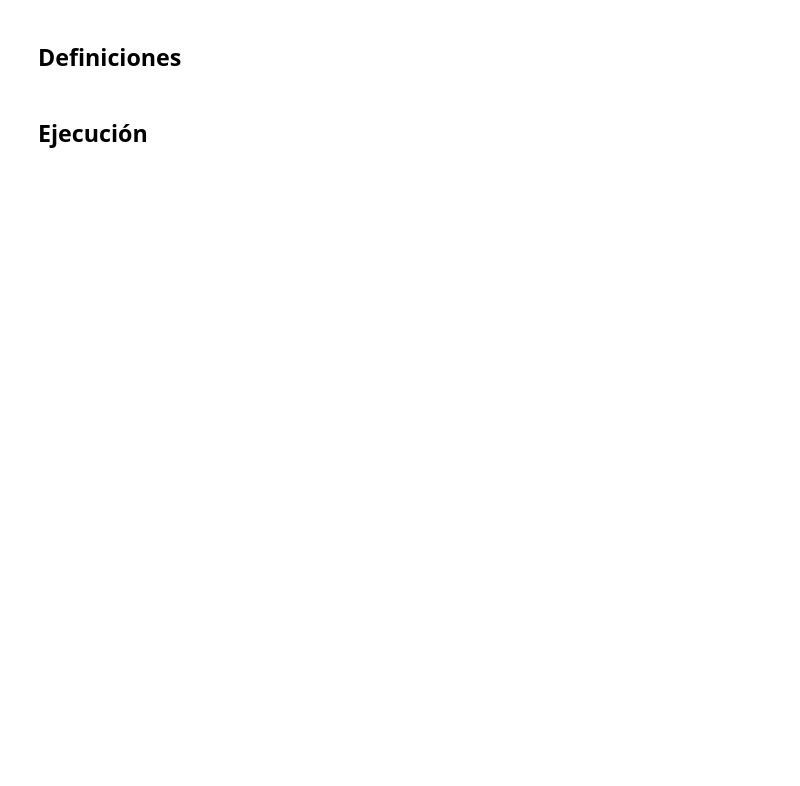
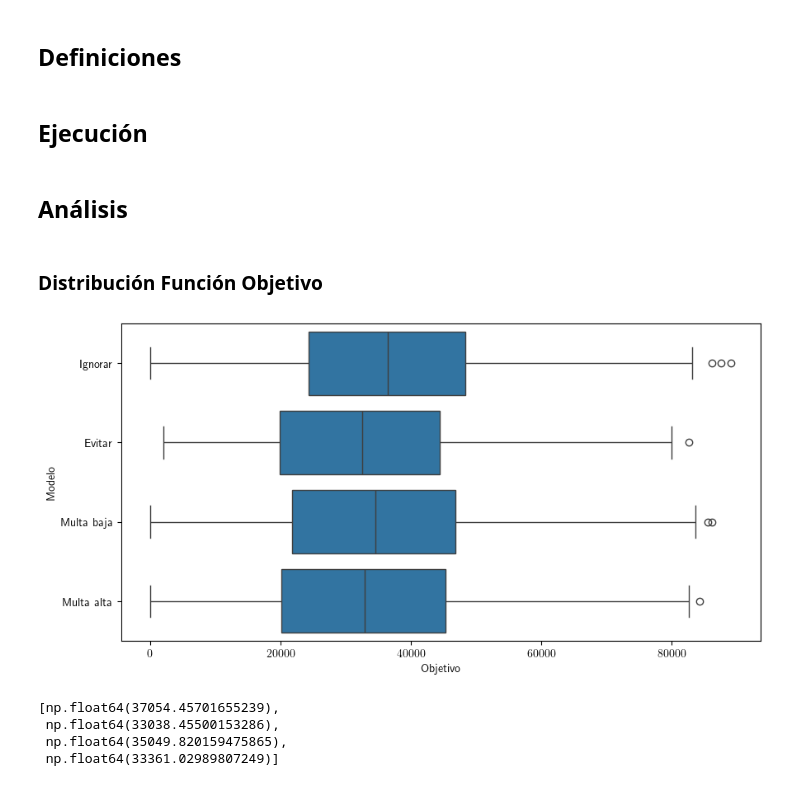
Before and after one commit to sponja23/invop-tp, a Jupyter notebook: experimentos/experimento_4.ipynb, the cells around one changed output. Saved outputs shown, nothing was run; the diff lists cells and outputs as text; code cells hidden in the pictures; blank space fills up the shorter version.

Commit message:
Análisis experimento 4

```diff
--- a/experimentos/experimento_4.ipynb
+++ b/experimentos/experimento_4.ipynb
@@ -91,3 +88,12 @@ resultados_evitar = experimento_evitar.ejecutar()
 resultados_multa_baja = experimento_multa_baja.ejecutar()
 # %%
 resultados_multa_alta = experimento_multa_alta.ejecutar()
+# %%
+dict_resultados = {
+    "Ignorar": resultados_ignorar,
+    "Evitar": resultados_evitar,
+    "Multa baja": resultados_multa_baja,
+    "Multa alta": resultados_multa_alta,
+}
+# %% [markdown]
+## Análisis
@@ -93,0 +102,20 @@ resultados_multa_alta = experimento_multa_alta.ejecutar()
+# %% [markdown]
+### Distribución Función Objetivo
+# %%
+fig = boxplot(
+    [res.objetivos for res in dict_resultados.values()],
+    dict_resultados.keys(),
+    xlabel="Objetivo",
+    ylabel="Modelo",
+)
+
+fig.savefig("graficos/exp4/distribucion_objetivo.pdf")
+# %% [output]
+[figure, added]
+# %%
+[pd.Series(res.objetivos).mean() for res in dict_resultados.values()]
+# %% [output]
+[np.float64(37054.45701655239),
+ np.float64(33038.45500153286),
+ np.float64(35049.820159475865),
+ np.float64(33361.02989807249)]
```
Also changed, not shown: parts of 5 cells of this notebook, 2 other files.
